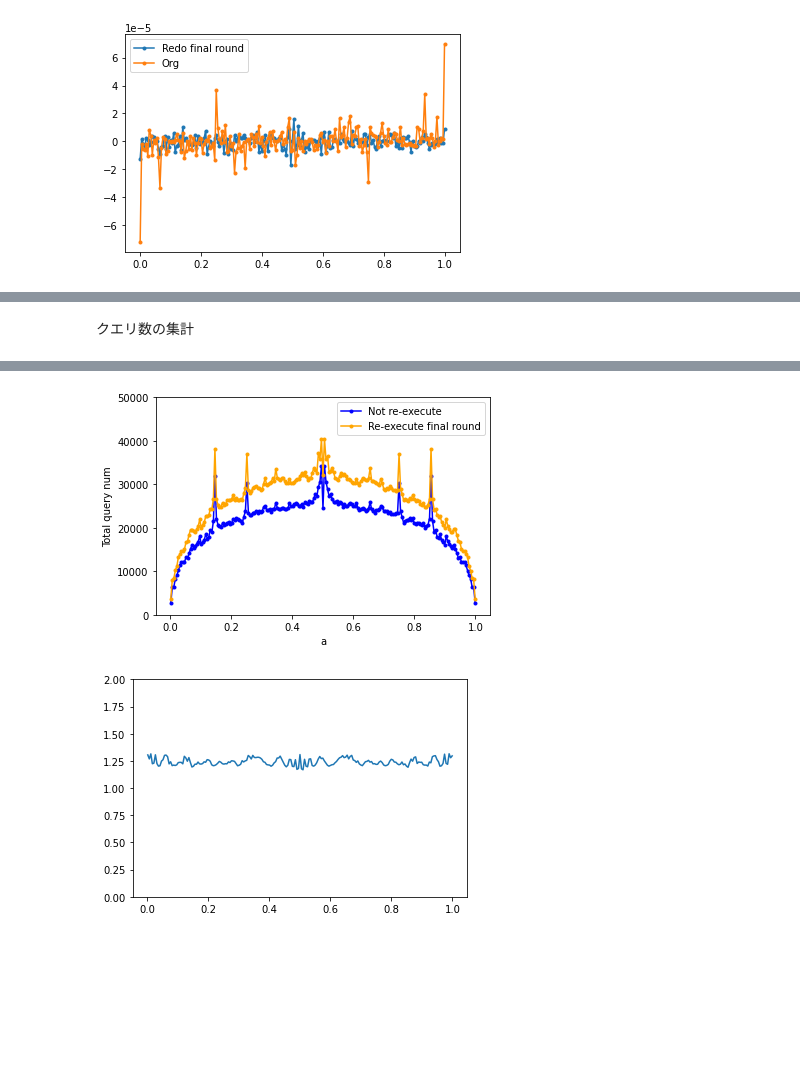
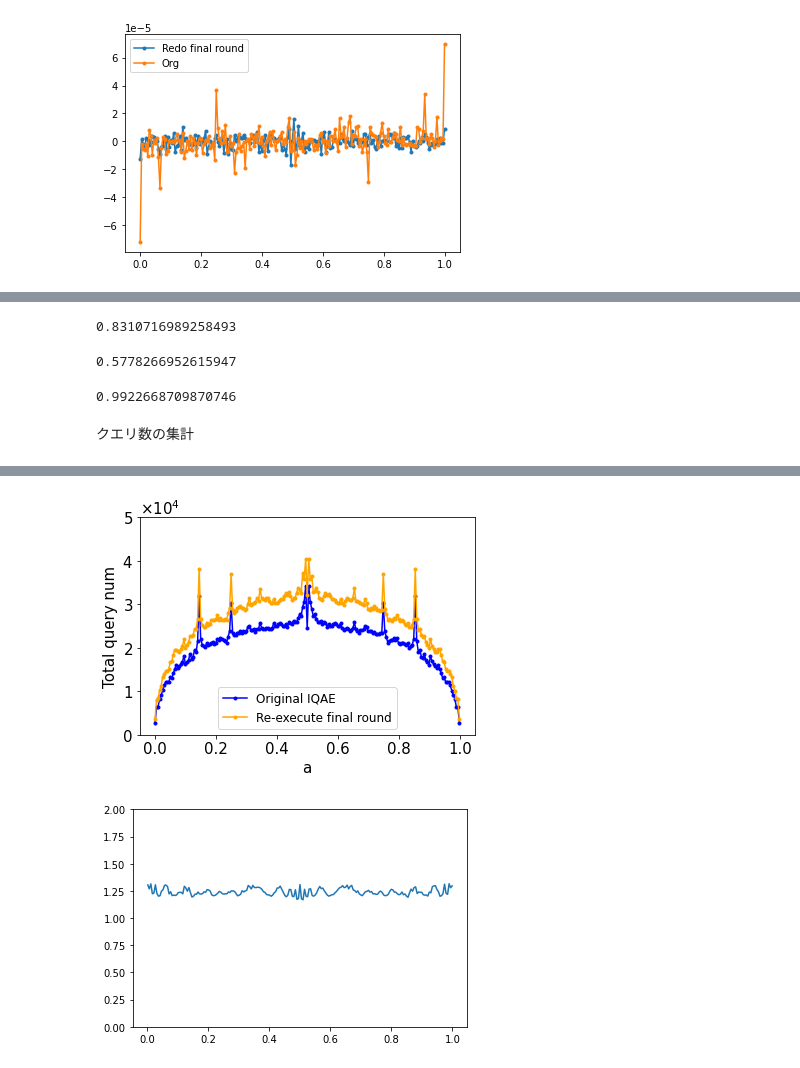
Before and after one commit to Koichi-Miyamoto/QAEErrorVsNShotNGrover, a Jupyter notebook: IQAEBinom_ForVariousPTrue_FinalRoundRedo.ipynb, the cells around one changed output, grey strips where cells are left out. Saved outputs shown, nothing was run; the diff lists cells and outputs as text; code cells hidden in the pictures; blank space fills up the shorter version.

```diff
--- a/IQAEBinom_ForVariousPTrue_FinalRoundRedo.ipynb
+++ b/IQAEBinom_ForVariousPTrue_FinalRoundRedo.ipynb
@@ -264,16 +231,18 @@ plt.show()
 # %% [output]
 [figure]
 # %%
+plt.rcParams["font.size"] = 15
+
 ax = plt.gca()
-plt.plot(ps, np.abs(errAvgsOrg), label="Not re-execute", marker=".", color="b")
+plt.plot(ps, np.abs(errAvgsOrg), label="Original IQAE", marker=".", color="b")
 plt.plot(ps, np.abs(errAvgs), label="Re-execute final round", marker=".", color="orange")
 
 ax.set_xlabel("a")
-ax.set_ylabel("Abs Error")
+ax.set_ylabel("Error")
 
 ax.yaxis.set_major_formatter(ptick.ScalarFormatter(useMathText=True))
 ax.ticklabel_format(style="sci", axis="y", scilimits=(-5,-5))
 
-plt.legend()
+plt.legend(fontsize=12)
 plt.show()
 # %% [output]
@@ -281,3 +309,15 @@ plt.show()
+# %%
+biasReducDfSort[biasReducDfSort["ErrOrg"].rank(ascending=False) <= 20]["Reduc"].mean()
+# %% [output]
+0.8310716989258493
+# %%
+biasReducDfSort[biasReducDfSort["ErrOrg"] / (biasReducDfSort["ErrStdOrg"] / np.sqrt(nEstim)) > 2]["Reduc"].mean()
+# %% [output]
+0.5778266952615947
+# %%
+biasReducDfSort[biasReducDfSort["ErrOrg"] / (biasReducDfSort["ErrStdOrg"] / np.sqrt(nEstim)) > 2]["Reduc"].max()
+# %% [output]
+0.9922668709870746
 # %% [markdown]
 クエリ数の集計
 # %%
@@ -359,19 +399,24 @@ for p in ps:
 0.99401
 0.999
 # %%
+plt.rcParams["font.size"] = 15
+
 aveQueryNum = [np.mean(t) for t in totQueryNums]
 aveQueryNum_FinalRedo = [np.mean(t) for t in totQueryNums_FinalRedo]
 
 ax = plt.gca()
-plt.plot(ps, aveQueryNum, label="Not re-execute", marker=".", color="blue")
+plt.plot(ps, aveQueryNum, label="Original IQAE", marker=".", color="blue")
 plt.plot(ps, aveQueryNum_FinalRedo, label="Re-execute final round", marker=".",color="orange")
 plt.legend()
 ax.set_ylim(0,50000)
 ax.set_xlabel("a")
 ax.set_ylabel("Total query num")
+ax.yaxis.set_major_formatter(ScalarFormatter(useMathText=True))
+ax.ticklabel_format(style="sci", axis="y", scilimits=(4,4))
+plt.legend(fontsize=12)
 plt.show()
 # %% [output]
-[figure, old version]
+[figure, new version]
 # %%
 ax = plt.gca()
 plt.plot(ps, np.array(aveQueryNum_FinalRedo) / np.array(aveQueryNum))
```
Also changed, not shown: parts of 20 cells of this notebook, 25 other files.
